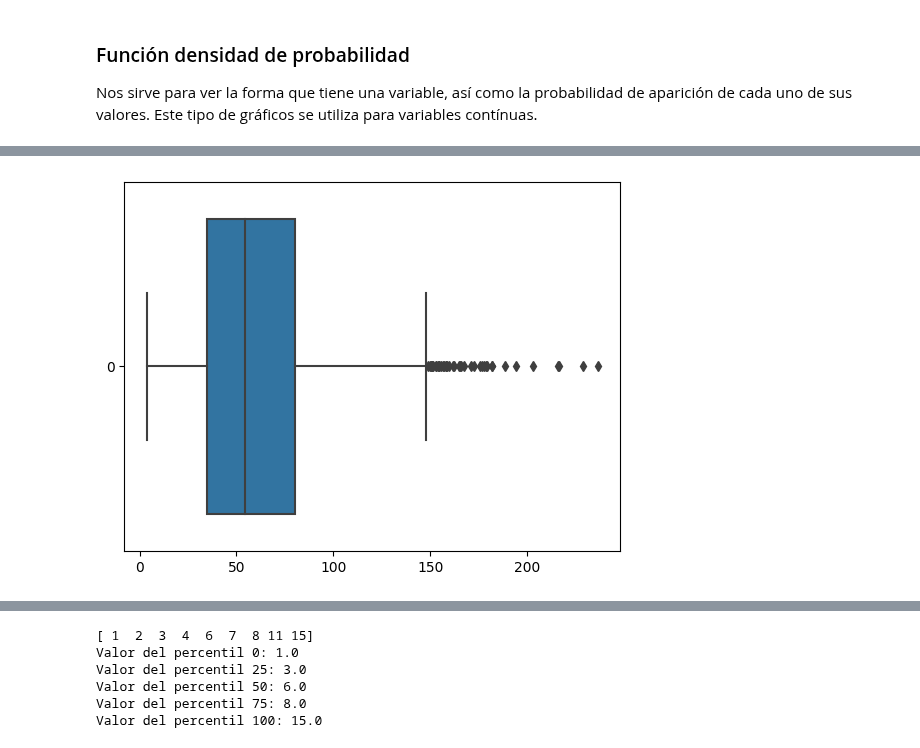
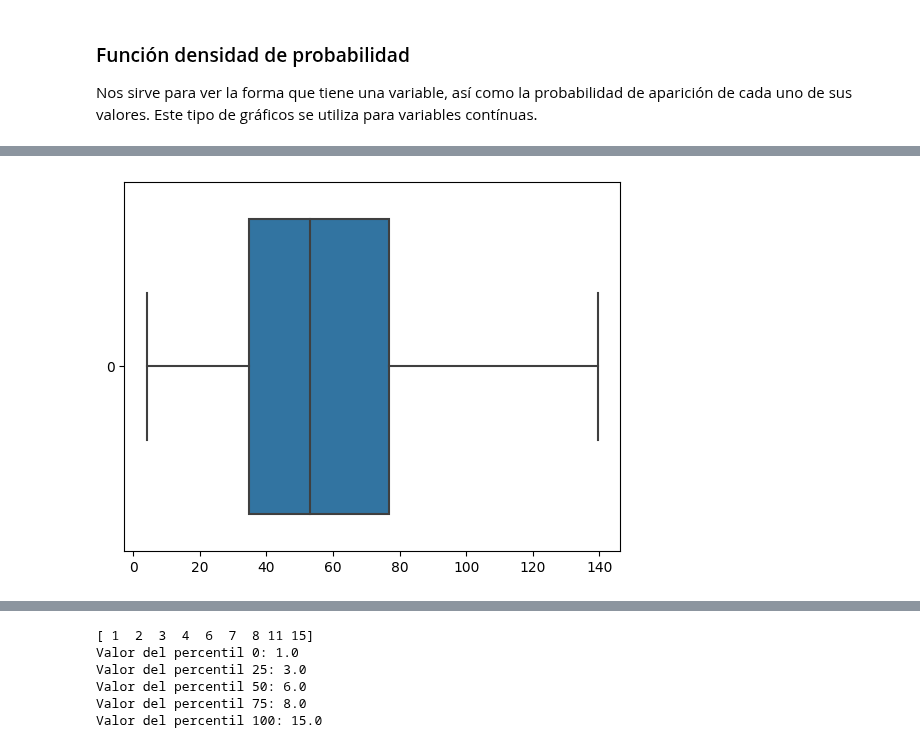
Before and after one commit to Mlcruz9/DS_TheBridgeBBK_SBIL2023, a Jupyter notebook: 2-Data_Analysis/0-Matematicas_DS/2-Estadística_descriptiva.ipynb, the cells around one changed output, grey strips where cells are left out. Cells and saved outputs as stored; diff of their text form; code cells hidden in the pictures.

```diff
--- a/2-Data_Analysis/0-Matematicas_DS/2-Estadística_descriptiva.ipynb
+++ b/2-Data_Analysis/0-Matematicas_DS/2-Estadística_descriptiva.ipynb
@@ -264,7 +270,7 @@ sns.displot(datos_5, kind="kde");
 # %%
-sns.boxplot(datos_5, orient= 'h');
+sns.boxplot(datos_5[datos_5 < 140], orient= 'h');
 # %% [output]
-[figure, old version]
+[figure, new version]
 # %% [markdown]
 ## Percentiles y cuartiles - (Medidas de posición o tendencia central)
 ### Percentil
```
Also changed, not shown: parts of 16 cells of this notebook, 2 other files.
